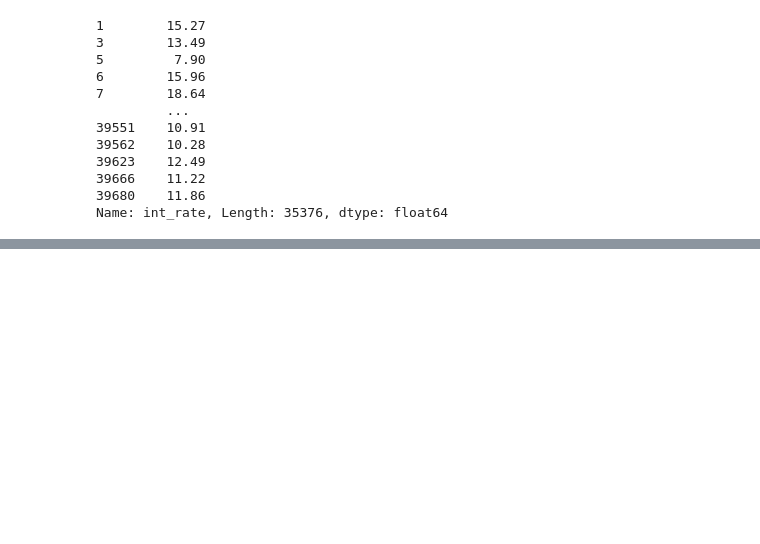
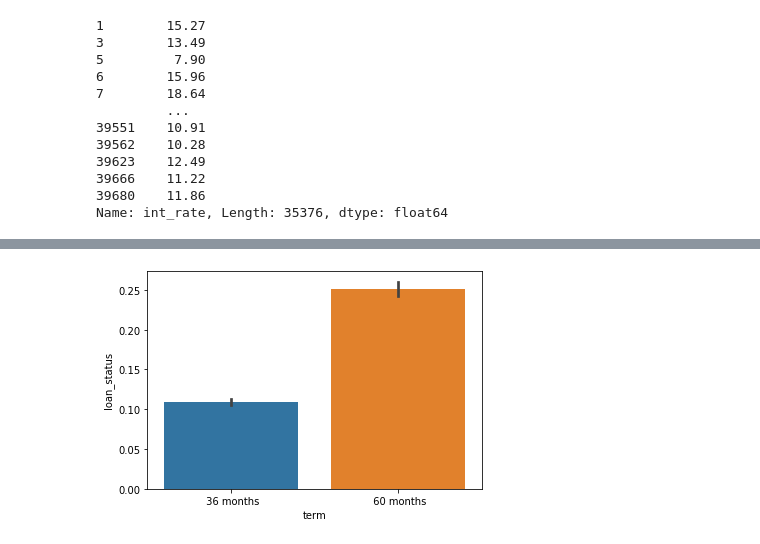
Before and after one commit to aimlhoney/LENDING_CLUB_CASE_STUDY, a Jupyter notebook: ashutosh_p1.ipynb, the cells around one changed output, grey strips where cells are left out. Cells and saved outputs as stored; diff of their text form; code cells hidden in the pictures; blank space fills up the shorter version.

```diff
--- a/ashutosh_p1.ipynb
+++ b/ashutosh_p1.ipynb
@@ -217,0 +381,6 @@ Name: int_rate, Length: 35376, dtype: float64
+# %%
+
+# term: 60 months loans default more than 36 months loans
+plot_cat('term')
+# %% [output]
+[figure, added]
```
Also changed, not shown: parts of 45 cells of this notebook, 2 other files.
